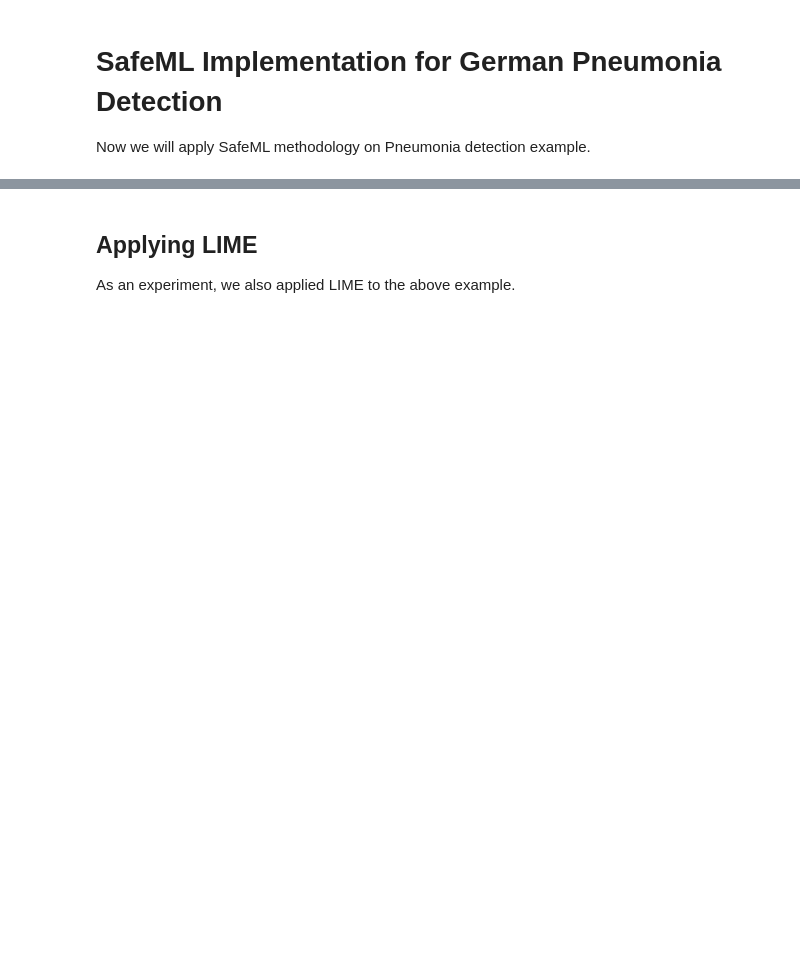
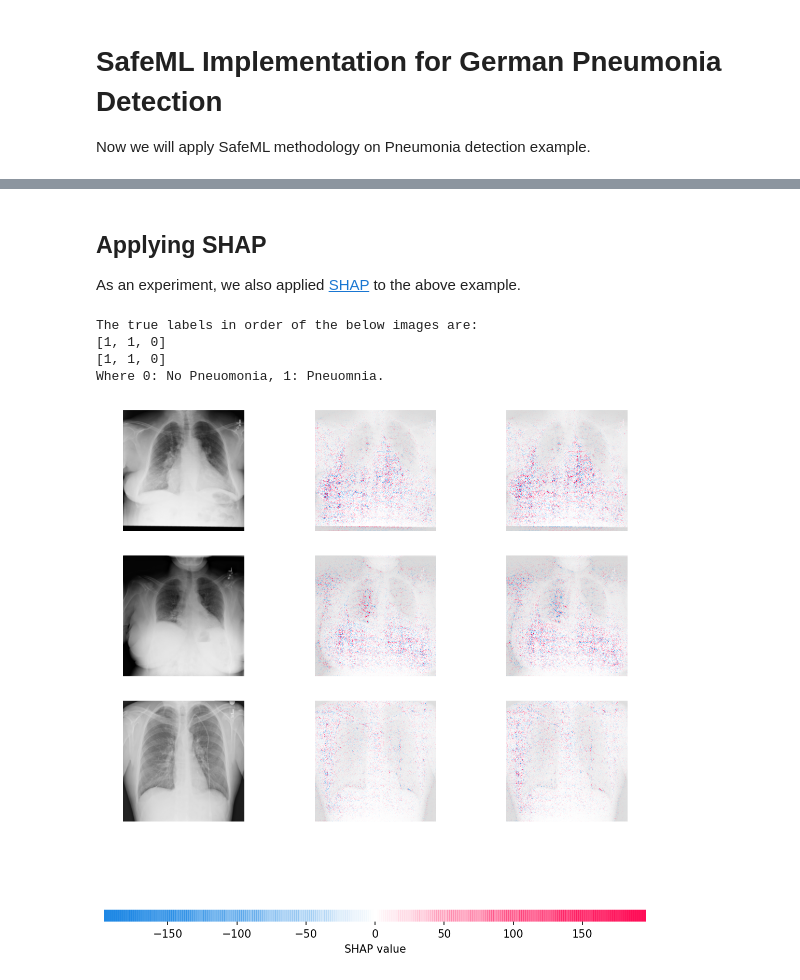
Before and after one commit to n-akram/SafeML, a Jupyter notebook: Implementation_in_Python/Examples/PneumoniaDetection/PneumoniaDetection.ipynb, the cells around one changed output, grey strips where cells are left out. Drawn from its saved outputs; the diff is of its cells as text; code cells hidden in the pictures; blank space fills up the shorter version.

Commit message:
Added SHAP DeepExplainer
One of the SHAP explainer example

```diff
--- a/Implementation_in_Python/Examples/PneumoniaDetection/PneumoniaDetection.ipynb
+++ b/Implementation_in_Python/Examples/PneumoniaDetection/PneumoniaDetection.ipynb
@@ -507,3 +471,3 @@ End of block.
 # %% [markdown]
-## Applying LIME
-As an experiment, we also applied LIME to the above example.
+## Applying SHAP
+As an experiment, we also applied [SHAP](https://shap.readthedocs.io/en/latest/#) to the above example.
@@ -511,0 +476,36 @@ As an experiment, we also applied LIME to the above example.
+# %%
+# SHAP methodology
+batch = iter(train_loader)
+images, labels, _ = next(batch)
+images = images.to(device)
+
+background = images[:100]
+test_images = images[100:103]
+
+tes_labels = labels[100:103]
+
+predictions_raw = model(test_images)
+_, predicted_all = torch.max(predictions_raw, 1)
+
+# Create SHAP Explainer
+e = shap.DeepExplainer(model, background)
+shap_values = e.shap_values(test_images)
+
+# compute explanations
+shap_numpy = [np.swapaxes(np.swapaxes(s, 3, 2), -1, 1) for s in shap_values]
+test_numpy = np.swapaxes(np.swapaxes(test_images.cpu().numpy(), 1, -1), 1, 2)
+
+# Print labels
+print("The true labels in order of the below images are: ")
+print(tes_labels.tolist())
+print(predicted_all.tolist())
+print("Where 0: No Pneuomonia, 1: Pneuomnia.")
+
+# plot the explanations
+shap.image_plot(shap_numpy, test_numpy)
+# %% [output]
+The true labels in order of the below images are:
+[1, 1, 0]
+[1, 1, 0]
+Where 0: No Pneuomonia, 1: Pneuomnia.
+[figure, added]
```
Also changed, not shown: parts of 14 cells of this notebook, 1 other file.
